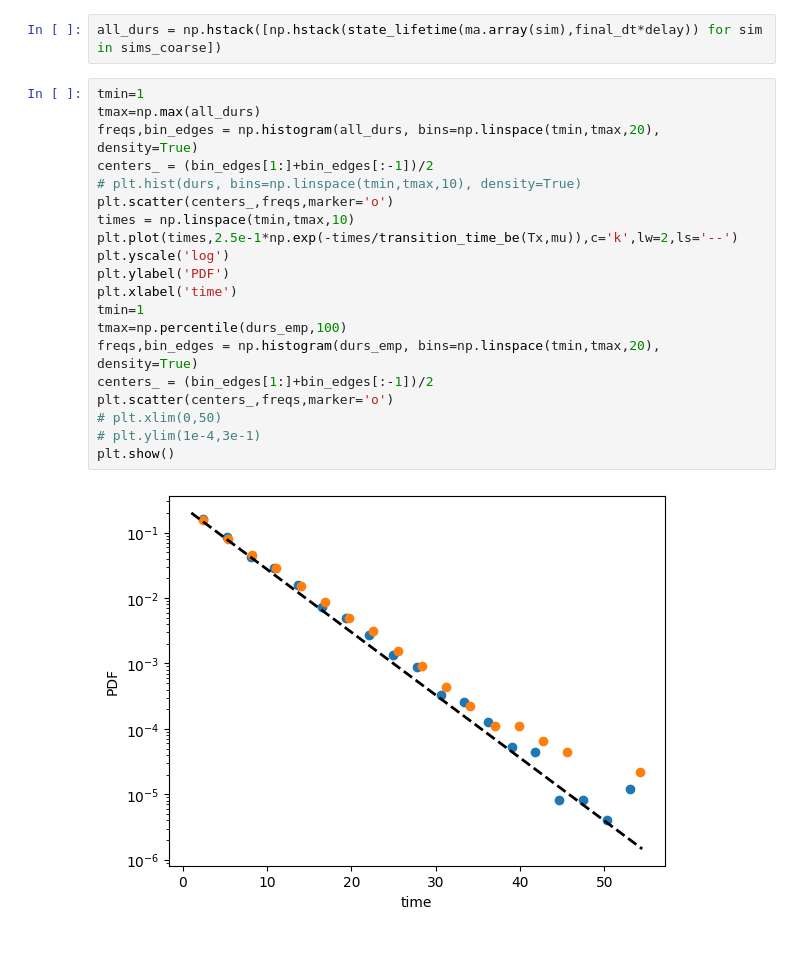
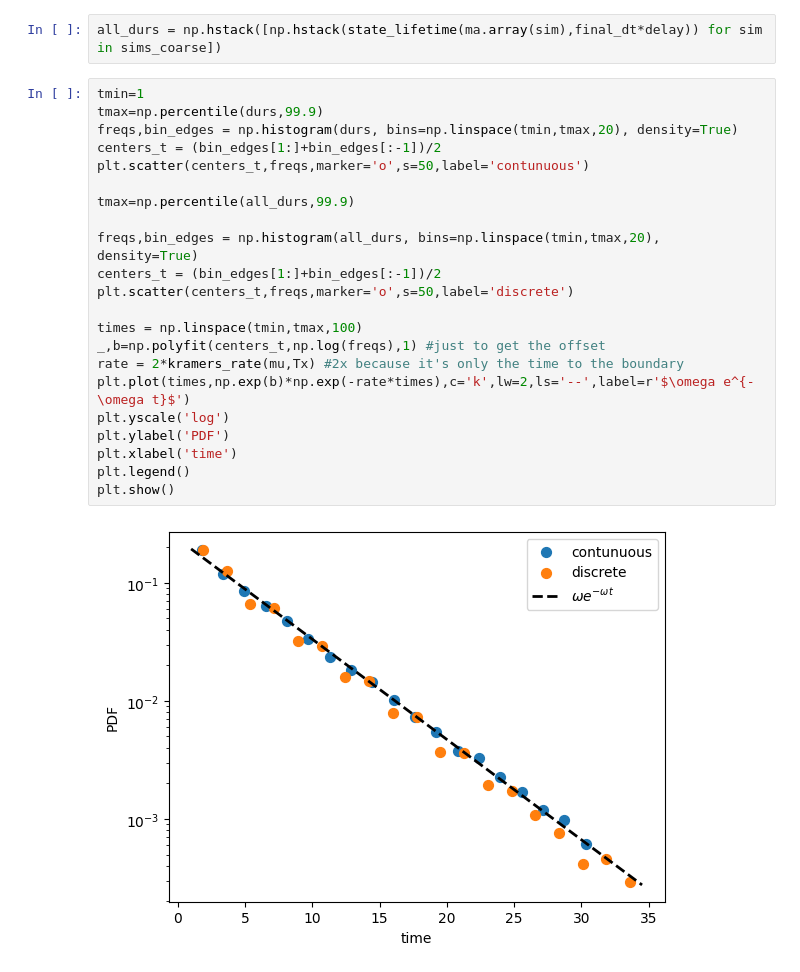
Before and after one commit to AntonioCCosta/DPG_PhysicsBehavior_2026, a Jupyter notebook: notebooks/notebook_2.ipynb, the cells around one changed output. Saved outputs shown, nothing was run; the diff lists cells and outputs as text.

```diff
--- a/notebooks/notebook_2.ipynb
+++ b/notebooks/notebook_2.ipynb
@@ -309,25 +247,27 @@ n_iters=2000
 sims_coarse = Parallel(n_jobs=-1)(delayed(simulate)(Pc.toarray(),state0,n_iters) for state0 in state0s)
 # %%
 all_durs = np.hstack([np.hstack(state_lifetime(ma.array(sim),final_dt*delay)) for sim in sims_coarse])
-# %%
-tmin=1
-tmax=np.max(all_durs)
-freqs,bin_edges = np.histogram(all_durs, bins=np.linspace(tmin,tmax,20), density=True)
-centers_ = (bin_edges[1:]+bin_edges[:-1])/2
-# plt.hist(durs, bins=np.linspace(tmin,tmax,10), density=True)
-plt.scatter(centers_,freqs,marker='o')
-times = np.linspace(tmin,tmax,10)
-plt.plot(times,2.5e-1*np.exp(-times/transition_time_be(Tx,mu)),c='k',lw=2,ls='--')
-plt.yscale('log')
-plt.ylabel('PDF')
-plt.xlabel('time')
-tmin=1
-tmax=np.percentile(durs_emp,100)
-freqs,bin_edges = np.histogram(durs_emp, bins=np.linspace(tmin,tmax,20), density=True)
-centers_ = (bin_edges[1:]+bin_edges[:-1])/2
-plt.scatter(centers_,freqs,marker='o')
-# plt.xlim(0,50)
-# plt.ylim(1e-4,3e-1)
-plt.show()
-# %% [output]
-[figure, removed]
+# %%
+tmin=1
+tmax=np.percentile(durs,99.9)
+freqs,bin_edges = np.histogram(durs, bins=np.linspace(tmin,tmax,20), density=True)
+centers_t = (bin_edges[1:]+bin_edges[:-1])/2
+plt.scatter(centers_t,freqs,marker='o',s=50,label='contunuous')
+
+tmax=np.percentile(all_durs,99.9)
+
+freqs,bin_edges = np.histogram(all_durs, bins=np.linspace(tmin,tmax,20), density=True)
+centers_t = (bin_edges[1:]+bin_edges[:-1])/2
+plt.scatter(centers_t,freqs,marker='o',s=50,label='discrete')
+
+times = np.linspace(tmin,tmax,100)
+_,b=np.polyfit(centers_t,np.log(freqs),1) #just to get the offset
+rate = 2*kramers_rate(mu,Tx) #2x because it's only the time to the boundary
+plt.plot(times,np.exp(b)*np.exp(-rate*times),c='k',lw=2,ls='--',label=r'$\omega e^{-\omega t}$')
+plt.yscale('log')
+plt.ylabel('PDF')
+plt.xlabel('time')
+plt.legend()
+plt.show()
+# %% [output]
+[figure, added]
```
Also changed, not shown: parts of 25 cells of this notebook.
